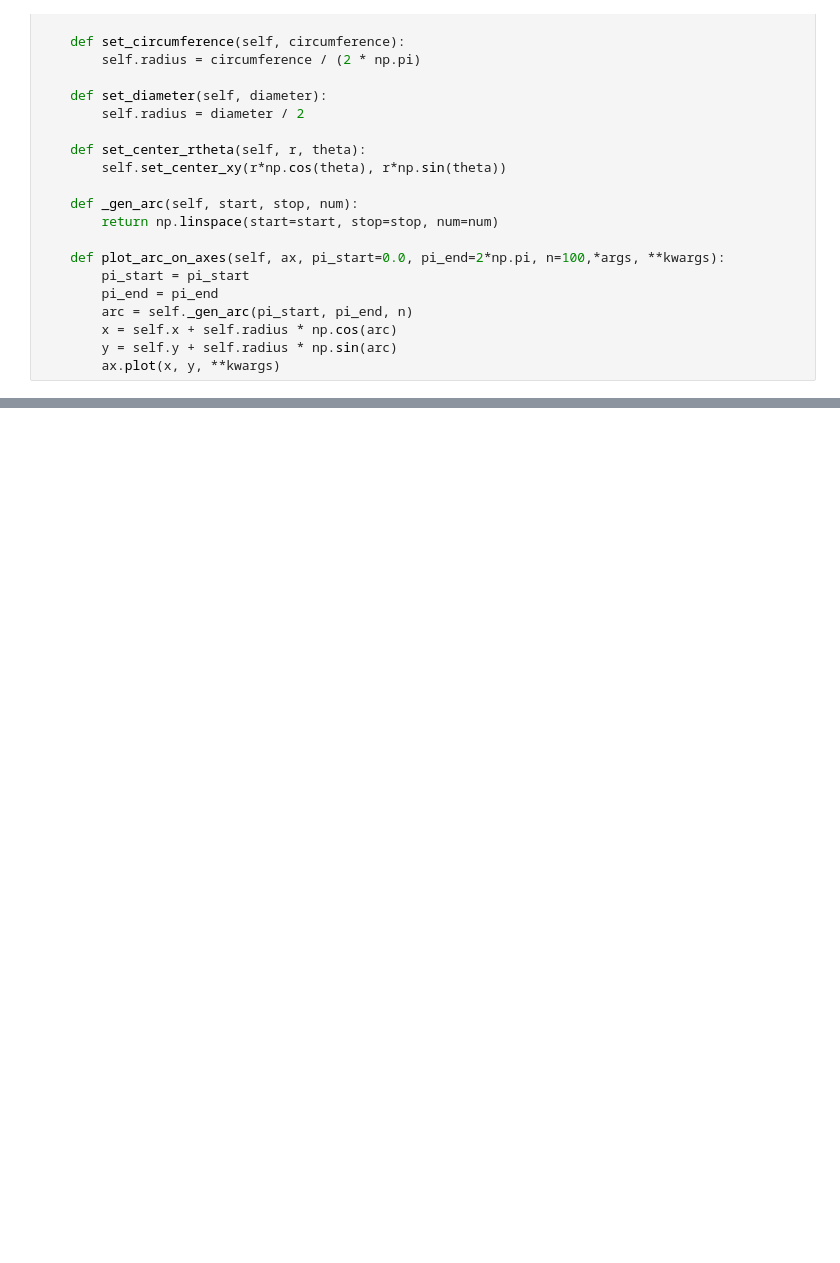
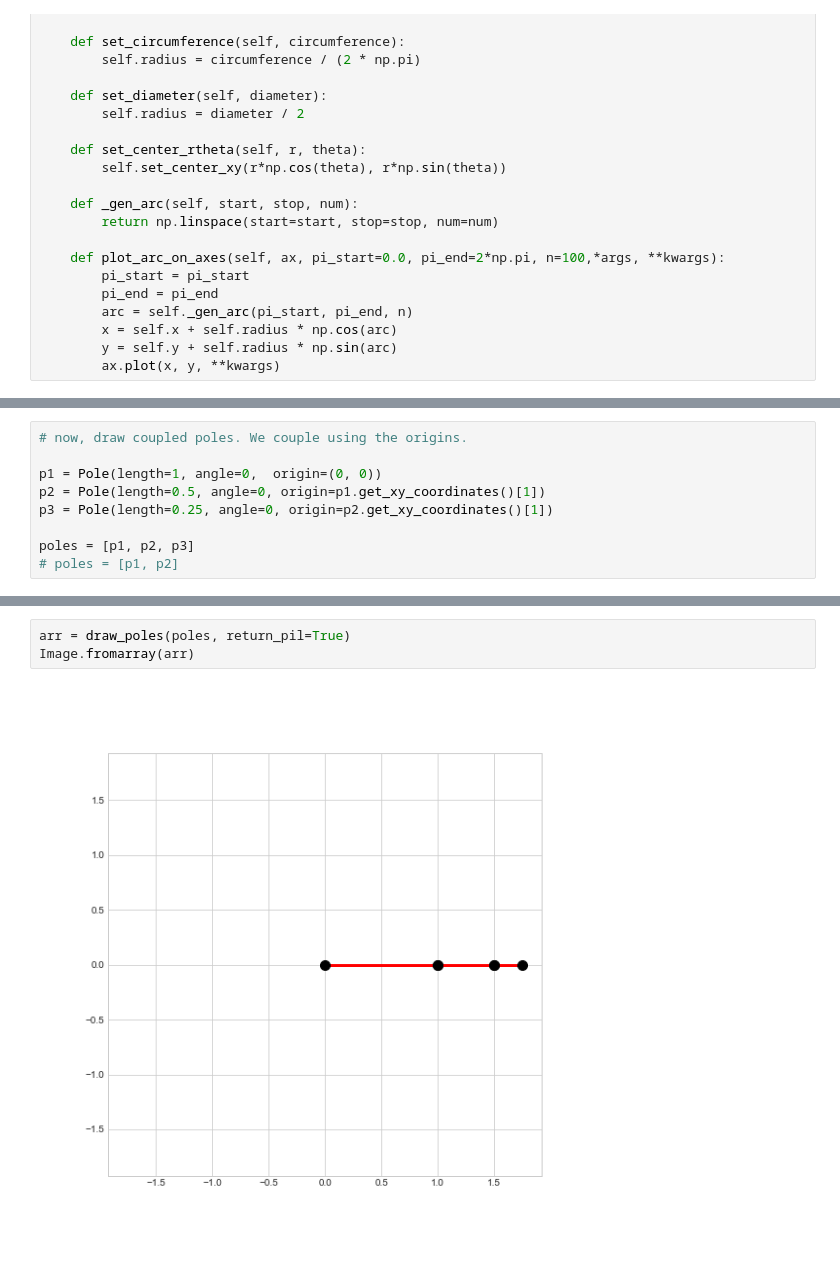
Before and after one commit to Jollyhrothgar/drawing_with_math, a Jupyter notebook: Circles.ipynb, the cells around one changed output, grey strips where cells are left out. Saved outputs shown, nothing was run; the diff lists cells and outputs as text; blank space fills up the shorter version.

```diff
--- a/Circles.ipynb
+++ b/Circles.ipynb
@@ -79,0 +145,9 @@ plt.savefig("loops.pdf")
+# %%
+# now, draw coupled poles. We couple using the origins.
+
+p1 = Pole(length=1, angle=0,  origin=(0, 0))
+p2 = Pole(length=0.5, angle=0, origin=p1.get_xy_coordinates()[1])
+p3 = Pole(length=0.25, angle=0, origin=p2.get_xy_coordinates()[1])
+
+poles = [p1, p2, p3]
+# poles = [p1, p2]
@@ -79,0 +205,5 @@ plt.savefig("loops.pdf")
+# %%
+arr = draw_poles(poles, return_pil=True)
+Image.fromarray(arr)
+# %% [output]
+[figure, added]
```
Also changed, not shown: parts of 9 cells of this notebook, 7 other files.
